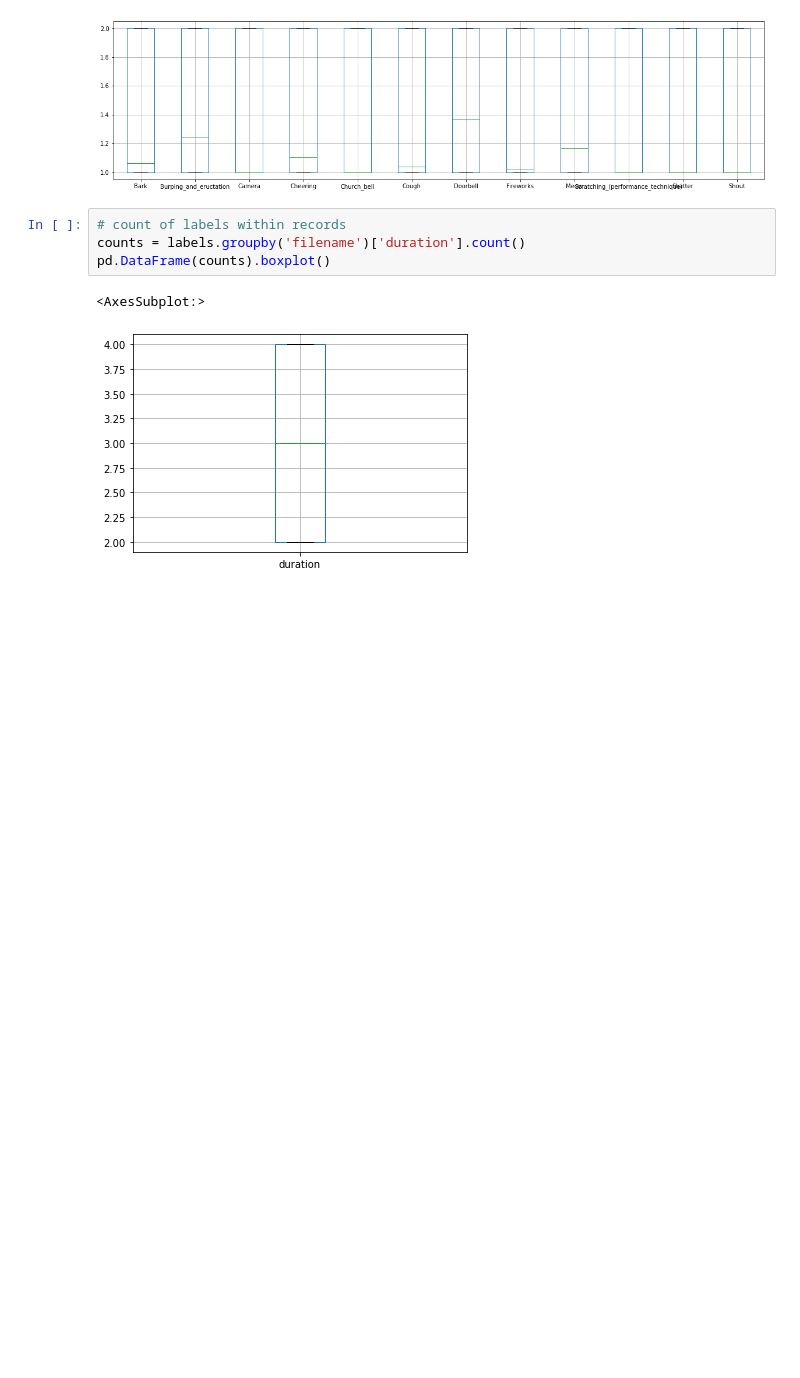
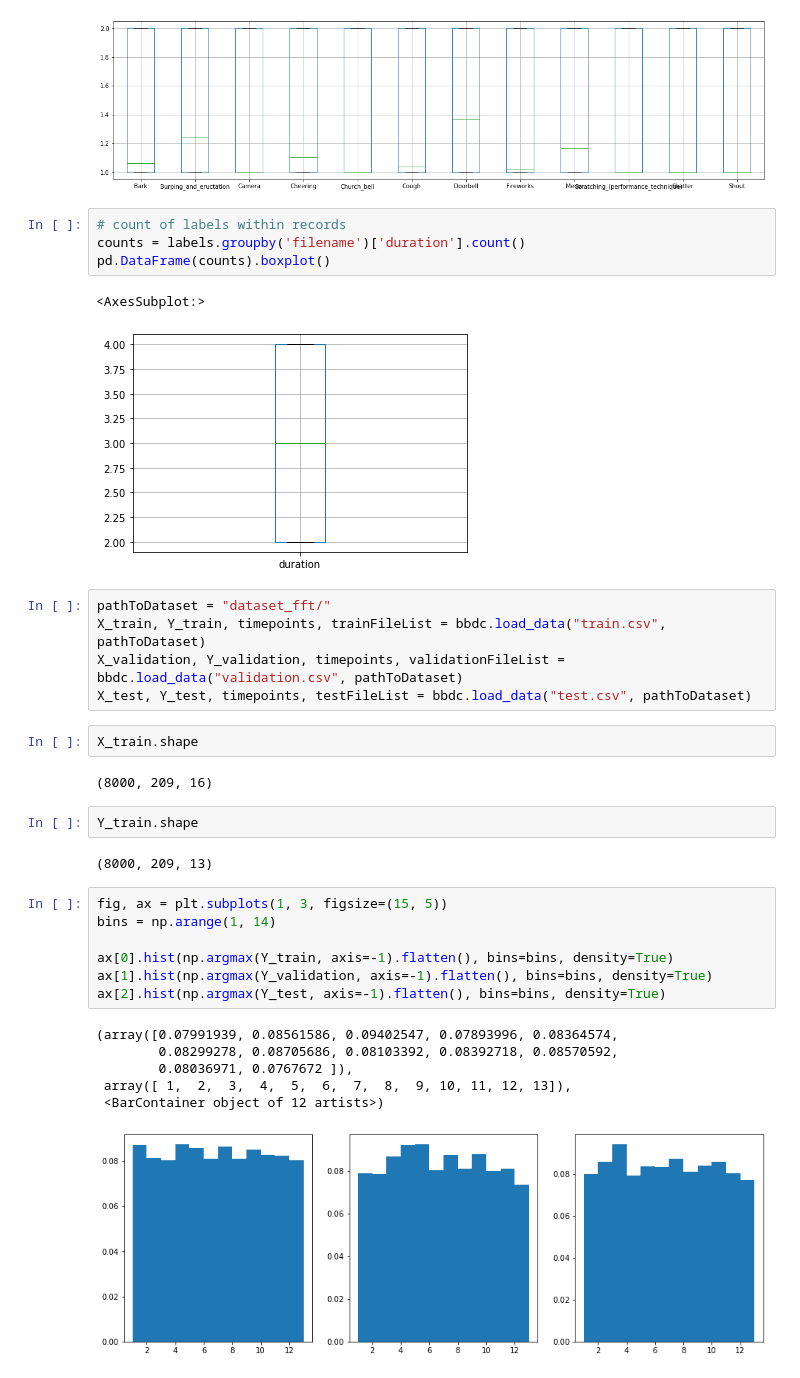
Before and after one commit to ajochim/bbdc2021, a Jupyter notebook: exploration/exploration_max.ipynb, the cells around one changed output. Drawn from its saved outputs; the diff is of its cells as text; blank space fills up the shorter version.

Commit message:
added train/dev/test histogram

```diff
--- a/exploration/exploration_max.ipynb
+++ b/exploration/exploration_max.ipynb
@@ -56,3 +58,30 @@ pd.DataFrame(counts).boxplot()
 # %% [output]
 <AxesSubplot:>
 [figure]
+# %%
+pathToDataset = "dataset_fft/"
+X_train, Y_train, timepoints, trainFileList = bbdc.load_data("train.csv", pathToDataset)
+X_validation, Y_validation, timepoints, validationFileList = bbdc.load_data("validation.csv", pathToDataset)
+X_test, Y_test, timepoints, testFileList = bbdc.load_data("test.csv", pathToDataset)
+# %%
+X_train.shape
+# %% [output]
+(8000, 209, 16)
+# %%
+Y_train.shape
+# %% [output]
+(8000, 209, 13)
+# %%
+fig, ax = plt.subplots(1, 3, figsize=(15, 5))
+bins = np.arange(1, 14)
+
+ax[0].hist(np.argmax(Y_train, axis=-1).flatten(), bins=bins, density=True)
+ax[1].hist(np.argmax(Y_validation, axis=-1).flatten(), bins=bins, density=True)
+ax[2].hist(np.argmax(Y_test, axis=-1).flatten(), bins=bins, density=True)
+# %% [output]
+(array([0.07991939, 0.08561586, 0.09402547, 0.07893996, 0.08364574,
+        0.08299278, 0.08705686, 0.08103392, 0.08392718, 0.08570592,
+        0.08036971, 0.0767672 ]),
+ array([ 1,  2,  3,  4,  5,  6,  7,  8,  9, 10, 11, 12, 13]),
+ <BarContainer object of 12 artists>)
+[figure, added]
```
Also changed, not shown: parts of 1 cell of this notebook.
